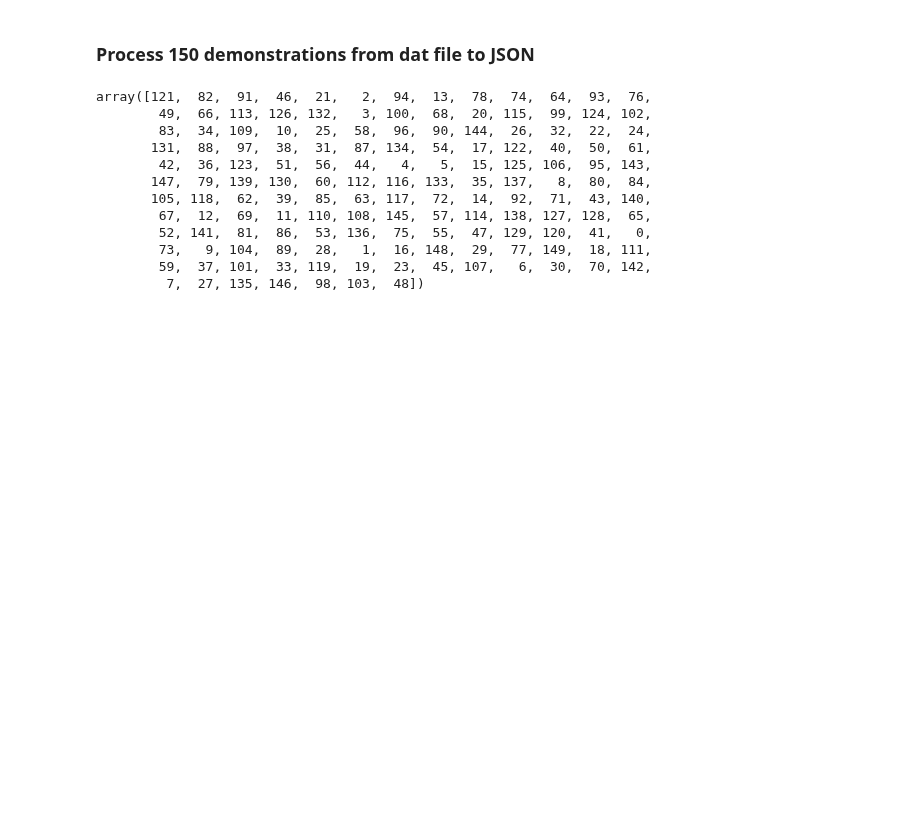
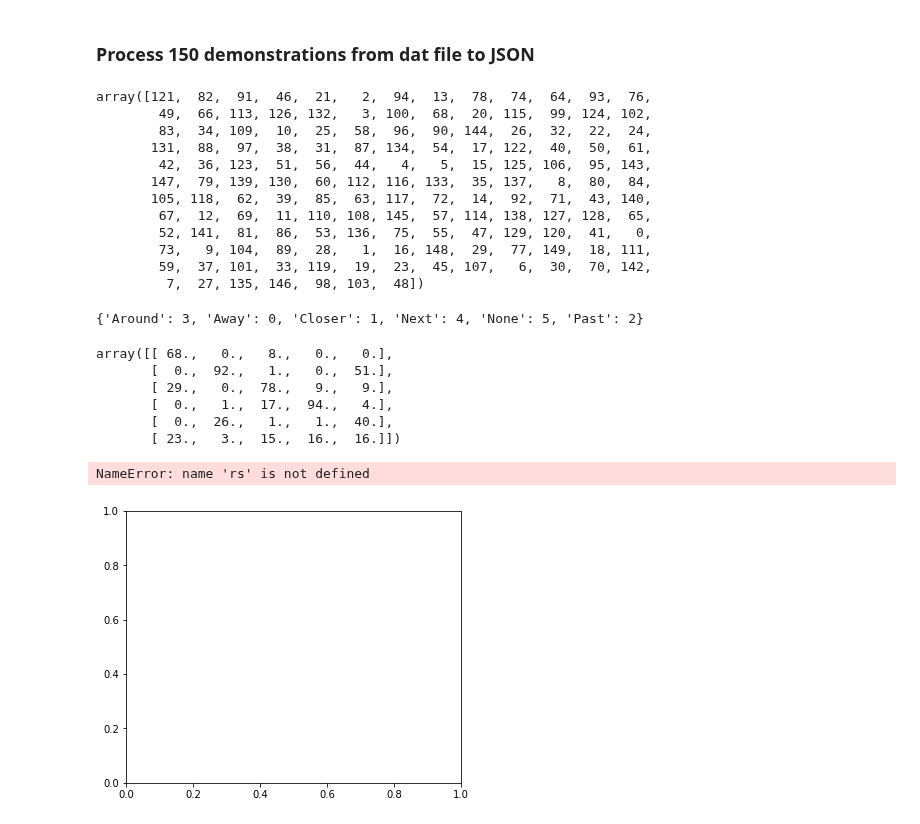
Before and after one commit to tuandnvn/learn-to-perform, a Jupyter notebook: notebooks/process_150_demos.ipynb, the cells around one changed output. Saved outputs shown, nothing was run; the diff lists cells and outputs as text; code cells hidden in the pictures; blank space fills up the shorter version.

Commit message:
Add results from 3d scene evaluation

```diff
--- a/notebooks/process_150_demos.ipynb
+++ b/notebooks/process_150_demos.ipynb
@@ -69,0 +83,10 @@ array([121,  82,  91,  46,  21,   2,  94,  13,  78,  74,  64,  93,  76,
+# %%
+def oracle ( loop_index ):
+    '''
+    Return the correct label for a loop_index, which is a permutated from the true_index
+    '''
+    true_index = permutation[loop_index]
+
+    t = true_index // 30
+
+    return t
@@ -69,0 +96,48 @@ array([121,  82,  91,  46,  21,   2,  94,  13,  78,  74,  64,  93,  76,
+# %%
+bitmap = np.zeros((6,5))
+# %%
+answer_code = ['Away', 'Closer', 'Past', 'Around', 'Next', 'None']
+answer_map = dict((v, k) for k, v in enumerate(answer_code) )
+# %%
+answer_map
+# %% [output]
+{'Around': 3, 'Away': 0, 'Closer': 1, 'Next': 4, 'None': 5, 'Past': 2}
+# %%
+import os
+import glob
+
+path = os.path.join('..', '3D scenes', 'answers', 'answers_*.txt')
+
+for file_name in glob.glob(path):
+    with open(file_name, 'r') as fh:
+        data = json.load(fh)
+
+        #print (data)
+
+        for loop_index in range(150):
+            true_y = oracle(loop_index) # from 0 to 4
+            answer_y = answer_map[data[str(loop_index)]] # from 0 to 5
+
+            bitmap[answer_y, true_y] += 1
+# %%
+bitmap
+# %% [output]
+array([[ 68.,   0.,   8.,   0.,   0.],
+       [  0.,  92.,   1.,   0.,  51.],
+       [ 29.,   0.,  78.,   9.,   9.],
+       [  0.,   1.,  17.,  94.,   4.],
+       [  0.,  26.,   1.,   1.,  40.],
+       [ 23.,   3.,  15.,  16.,  16.]])
+# %%
+fig, ax = plt.subplots(figsize=(6,5))
+
+ax.imshow(bitmap, cmap='hot_r', interpolation='nearest',
+          extent=[rs[0] - 0.1, rs[-1] + 0.1, rs[0] - 0.1, rs[-1] + 0.1])
+# ax.set_xlim(rs[0], rs[-1])
+# ax.set_xticks(rs)
+# ax.set_ylim(rs[0], rs[-1])
+# ax.set_yticks(rs)
+plt.show()
+# %% [output]
+NameError: name 'rs' is not defined
+[figure, added]
```
Also changed, not shown: parts of 4 cells of this notebook, 6 other files.
